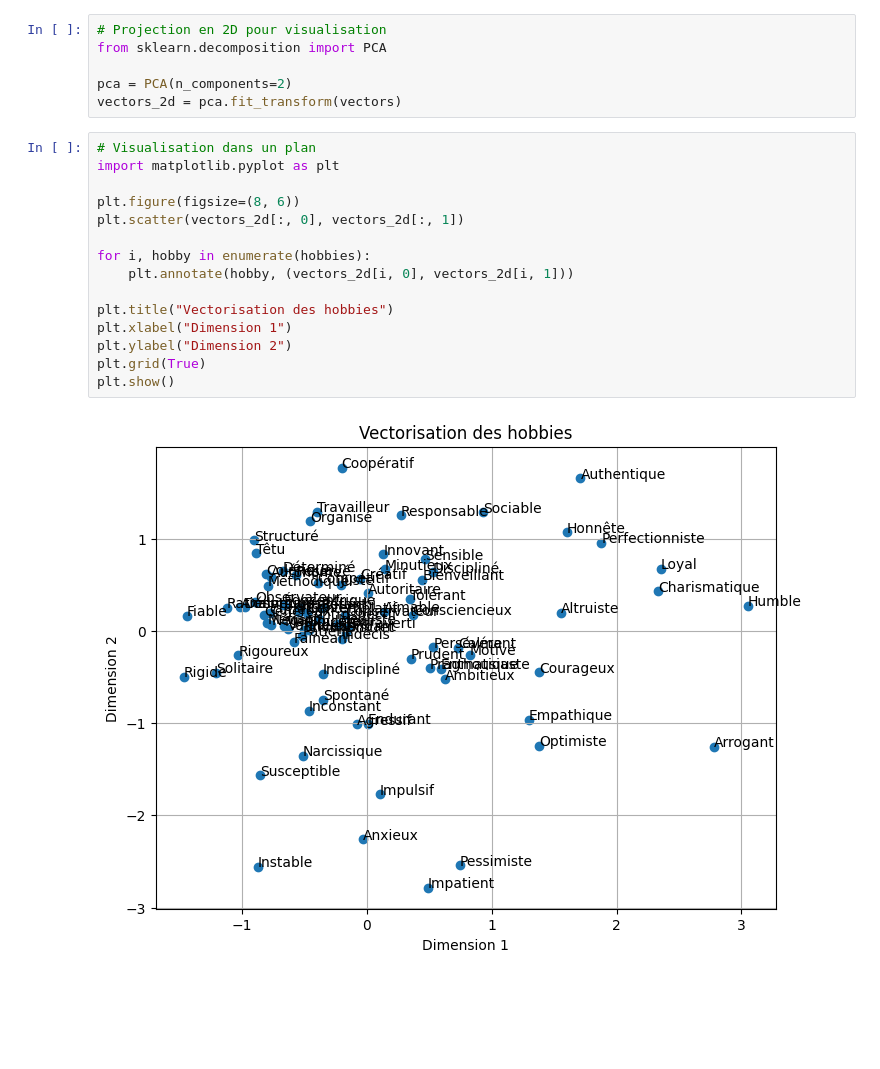
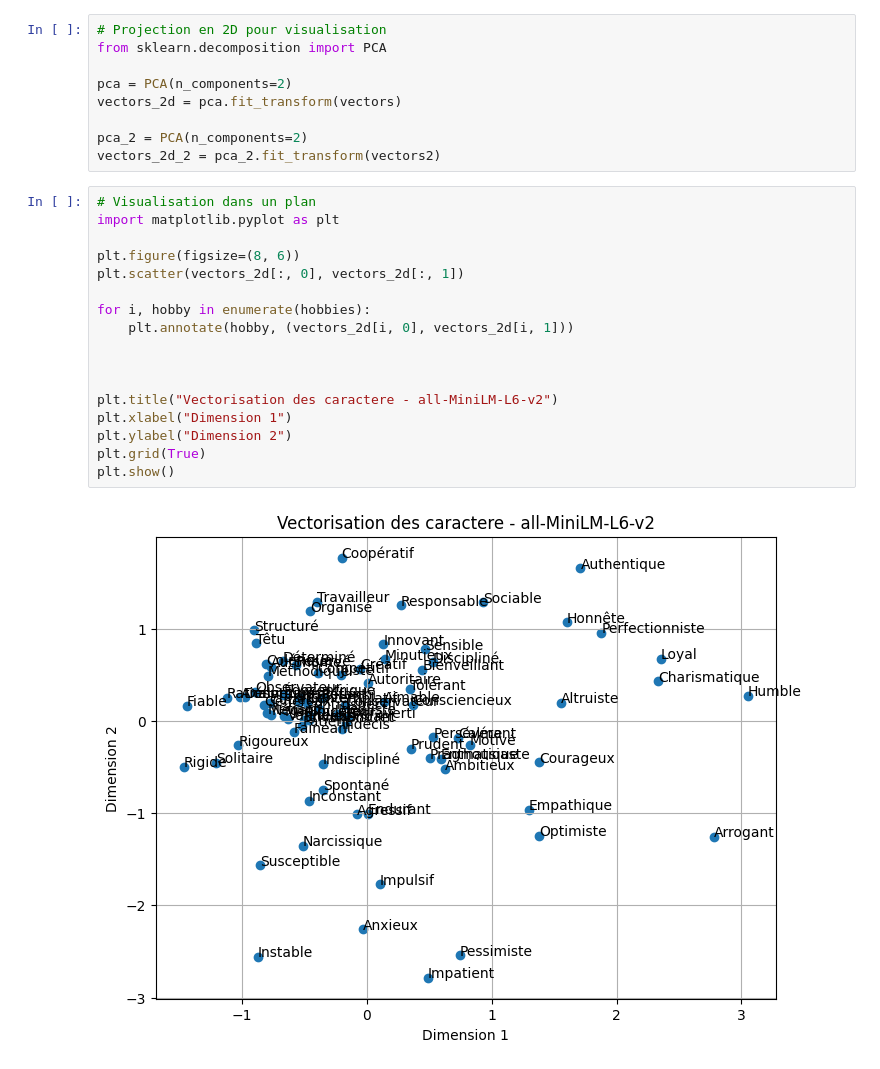
Before and after one commit to Yann-Fournier/YLove-M1, a Jupyter notebook: Vectorisation/testcaractere.ipynb, the cells around one changed output. Cells and saved outputs as stored; diff of their text form; blank space fills up the shorter version.

Commit message:
modification des test de vectorisation

```diff
--- a/Vectorisation/testcaractere.ipynb
+++ b/Vectorisation/testcaractere.ipynb
@@ -168,20 +239,25 @@ from sklearn.decomposition import PCA
 
 pca = PCA(n_components=2)
 vectors_2d = pca.fit_transform(vectors)
+
+pca_2 = PCA(n_components=2)
+vectors_2d_2 = pca_2.fit_transform(vectors2)
 # %%
 # Visualisation dans un plan
 import matplotlib.pyplot as plt
 
 plt.figure(figsize=(8, 6))
 plt.scatter(vectors_2d[:, 0], vectors_2d[:, 1])
 
 for i, hobby in enumerate(hobbies):
     plt.annotate(hobby, (vectors_2d[i, 0], vectors_2d[i, 1]))
 
-plt.title("Vectorisation des hobbies")
+
+
+plt.title("Vectorisation des caractere - all-MiniLM-L6-v2")
 plt.xlabel("Dimension 1")
 plt.ylabel("Dimension 2")
 plt.grid(True)
 plt.show()
 # %% [output]
-[figure, old version]
+[figure, new version]
```
Also changed, not shown: parts of 22 cells of this notebook, 5 other files.
